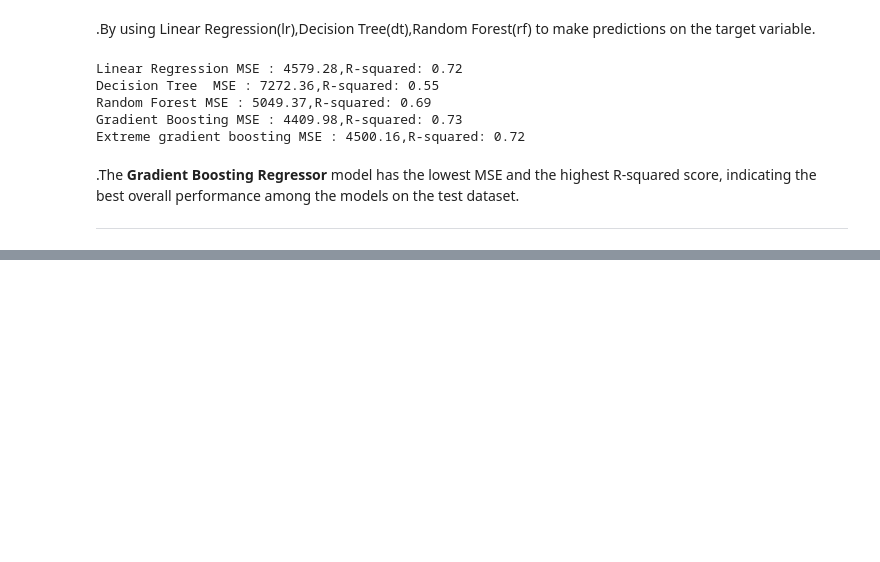
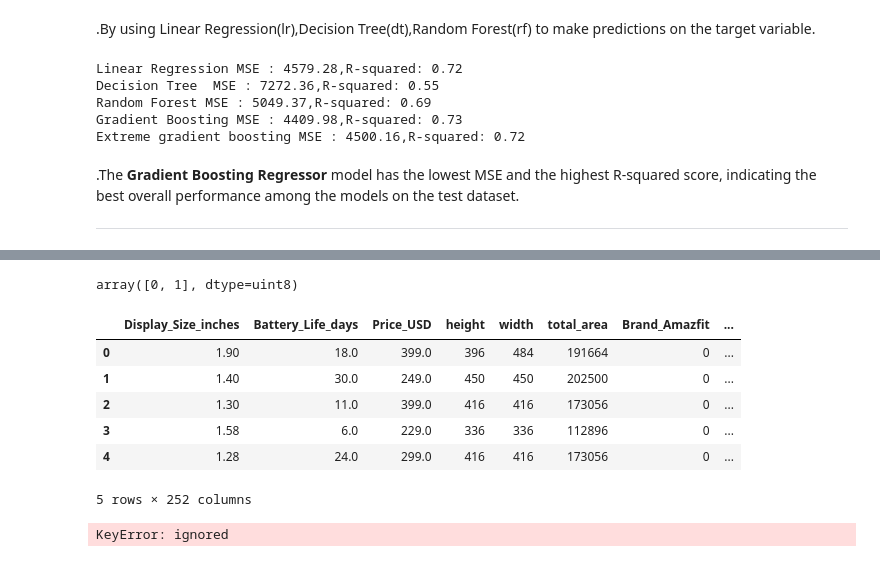
Before and after one commit to smartinternz02/SI-GuidedProject-589989-1697101492, a Jupyter notebook: smart_watch_prices.ipynb, the cells around one changed output, grey strips where cells are left out. Cells and saved outputs as stored; diff of their text form; code cells hidden in the pictures; blank space fills up the shorter version.

```diff
--- a/smart_watch_prices.ipynb
+++ b/smart_watch_prices.ipynb
@@ -942,0 +997,18 @@ Extreme gradient boosting MSE : 4500.16,R-squared: 0.72
+# %%
+data['Brand_Casio'].unique()
+# %% [output]
+array([0, 1], dtype=uint8)
+# %%
+data.head()
+# %% [output]
+|  | Display_Size_inches | Battery_Life_days | Price_USD | height | width | total_area | Brand_Amazfit | ... |
+| 0 | 1.90 | 18.0 | 399.0 | 396 | 484 | 191664 | 0 | ... |
+| 1 | 1.40 | 30.0 | 249.0 | 450 | 450 | 202500 | 0 | ... |
+| 2 | 1.30 | 11.0 | 399.0 | 416 | 416 | 173056 | 0 | ... |
+| 3 | 1.58 | 6.0 | 229.0 | 336 | 336 | 112896 | 0 | ... |
+| 4 | 1.28 | 24.0 | 299.0 | 416 | 416 | 173056 | 0 | ... |
+5 rows × 252 columns
+# %%
+data['Resolution'].dtypes
+# %% [output]
+KeyError: ignored
```
Also changed, not shown: parts of 18 cells of this notebook.
